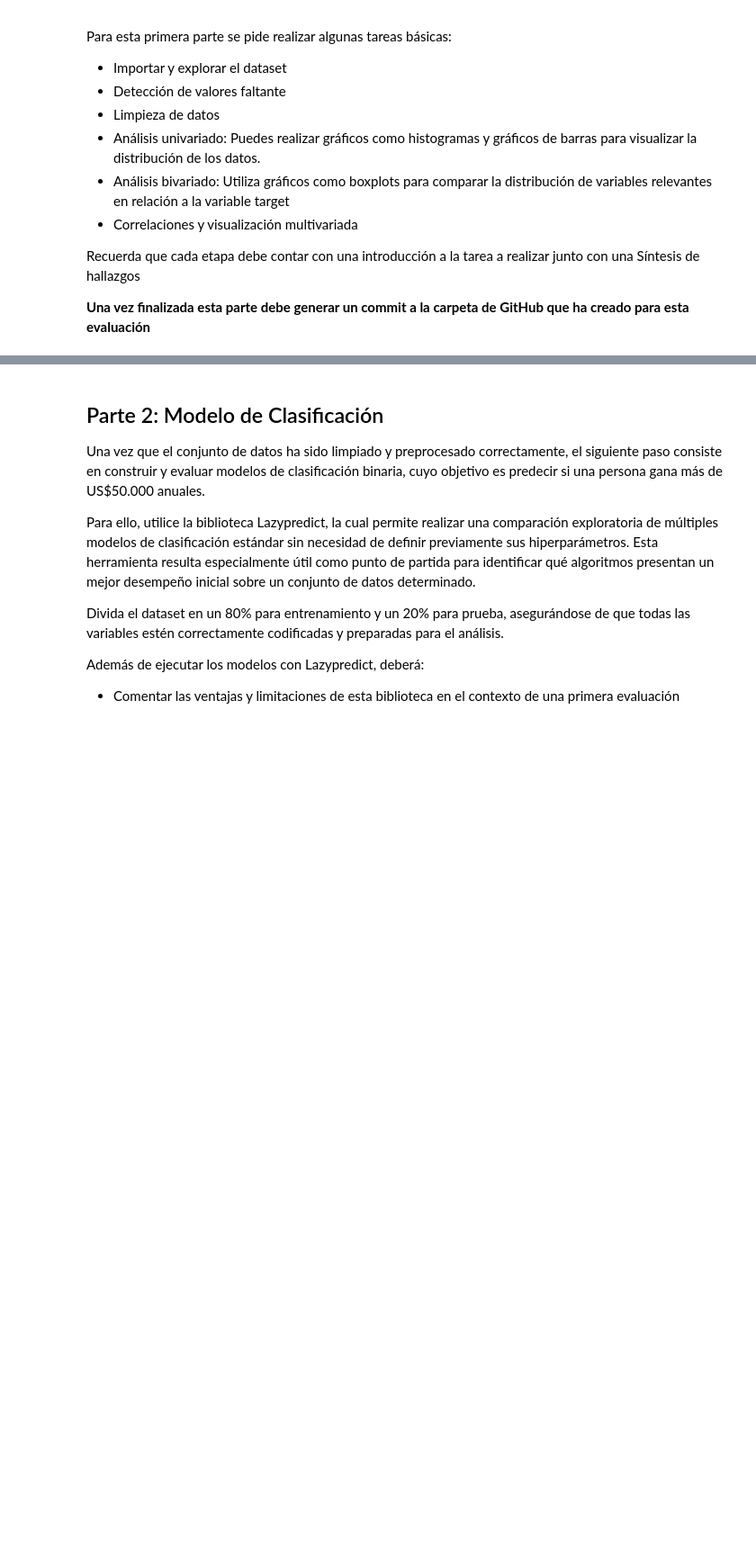
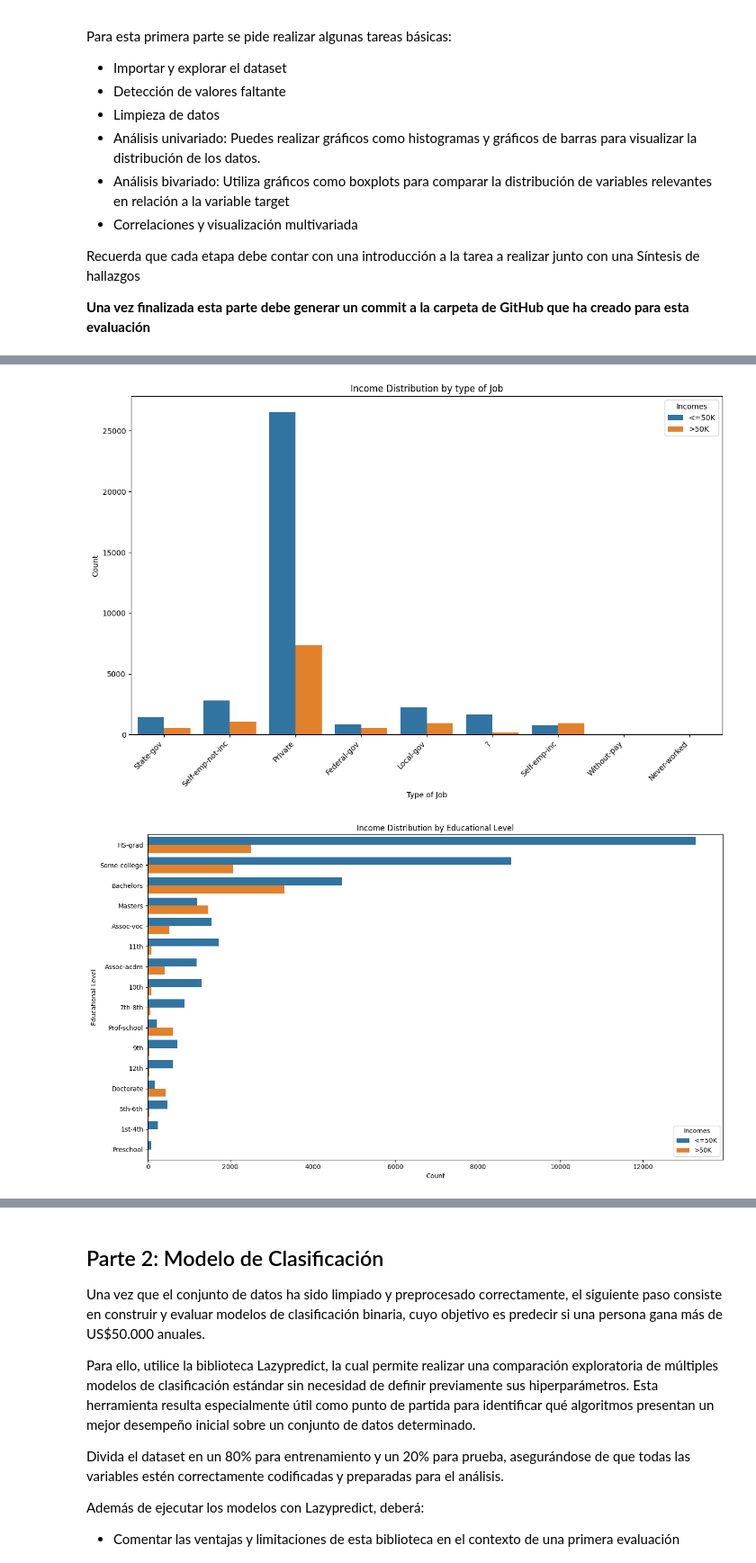
Before and after one commit to JoacoMunoz1/ExamenCienciadeDatos, a Jupyter notebook: CcsDatosEconmía_Examen.ipynb, the cells around one changed output, grey strips where cells are left out. Shown: that part at 90% size. Saved outputs shown, nothing was run; the diff lists cells and outputs as text; code cells hidden in the pictures; blank space fills up the shorter version.

```diff
--- a/CcsDatosEconmía_Examen.ipynb
+++ b/CcsDatosEconmía_Examen.ipynb
@@ -37,0 +145,35 @@ Recuerda que cada etapa debe contar con una introducción a la tarea a realizar
+# %%
+# Gráfico de barras apiladas para 'workclass' y 'income'
+plt.figure(figsize=(12, 8))
+sns.countplot(data=df, x='workclass', hue='income')
+plt.title('Income Distribution by type of Job')
+plt.xlabel('Type of Job')
+plt.ylabel('Count')
+plt.xticks(rotation=45, ha='right')
+plt.legend(title='Incomes')
+plt.tight_layout()
+plt.show()
+
+# Gráfico de barras apiladas para 'education' y 'income'
+plt.figure(figsize=(14, 8))
+sns.countplot(data=df, y='education', hue='income', order=df['education'].value_counts().index)
+plt.title('Income Distribution by Educational Level')
+plt.xlabel('Count')
+plt.ylabel('Educational Level')
+plt.legend(title='Incomes')
+plt.tight_layout()
+plt.show()
+
+# Gráfico de barras apiladas para 'marital-status' y 'income'
+plt.figure(figsize=(12, 7))
+sns.countplot(data=df, x='marital-status', hue='income')
+plt.title('Distribución de Ingresos por Estado Civil')
+plt.xlabel('Estado Civil')
+plt.ylabel('Conteo')
+plt.xticks(rotation=45, ha='right')
+plt.legend(title='Ingresos')
+plt.tight_layout()
+plt.show()
+# %% [output]
+[figure, added]
+[figure, added]
```
Also changed, not shown: parts of 7 cells of this notebook.
